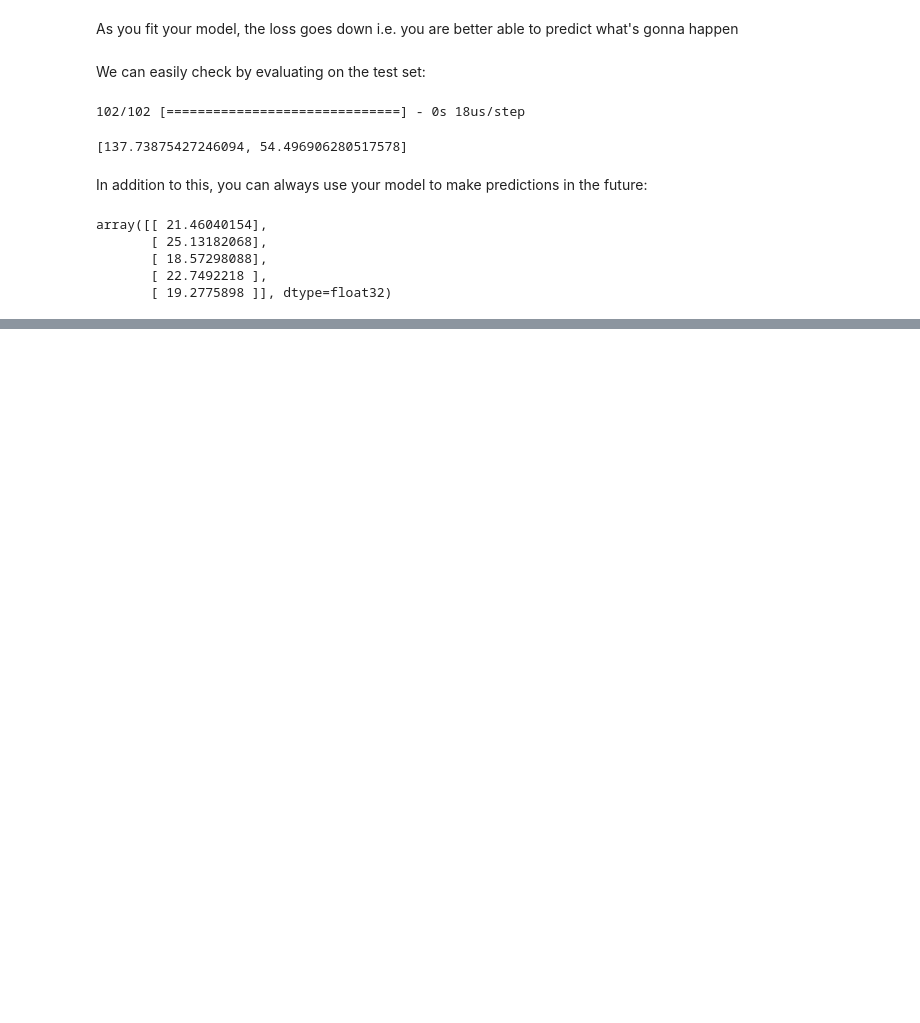
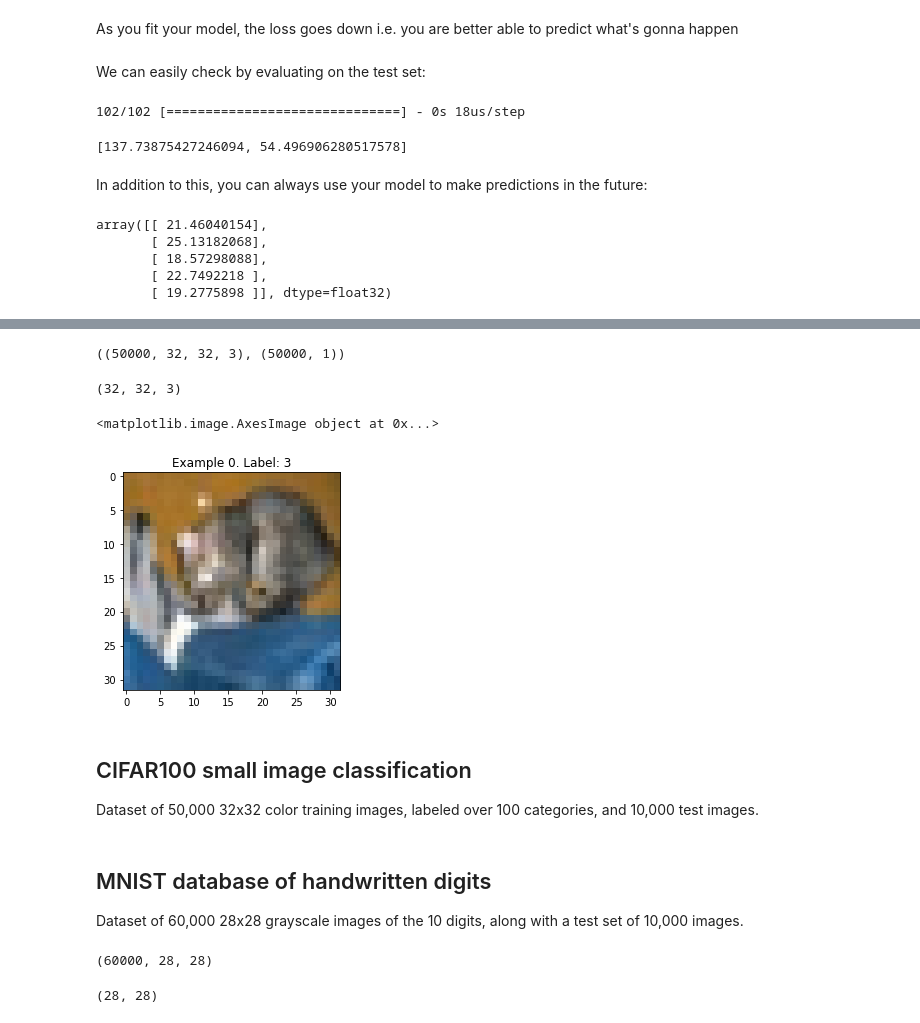
Before and after one commit to dazcona/learning-data-science, a Jupyter notebook: Learning keras with Nathaniel Tucker/Learning keras with Nathaniel Tucker.ipynb, the cells around one changed output, grey strips where cells are left out. Drawn from its saved outputs; the diff is of its cells as text; code cells hidden in the pictures; blank space fills up the shorter version.

Commit message:
keras datasets

```diff
--- a/Learning keras with Nathaniel Tucker/Learning keras with Nathaniel Tucker.ipynb
+++ b/Learning keras with Nathaniel Tucker/Learning keras with Nathaniel Tucker.ipynb
@@ -132,0 +166,8 @@ array([[ 21.46040154],
+# %%
+from keras.datasets import cifar10
+
+(x_train, y_train), (x_test, y_test) = cifar10.load_data()
+
+x_train.shape, y_train.shape
+# %% [output]
+((50000, 32, 32, 3), (50000, 1))
@@ -132,0 +180,35 @@ array([[ 21.46040154],
+# %%
+i = 0 # first image
+img = x_test[i]
+# %%
+img.shape
+# %% [output]
+(32, 32, 3)
+# %%
+plt.title('Example %d. Label: %d' % (i, y_test[i]))
+plt.imshow(img, cmap=plt.cm.gray_r)
+# %% [output]
+<matplotlib.image.AxesImage object at 0x...>
+[figure, added]
+# %% [markdown]
+## CIFAR100 small image classification
+
+Dataset of 50,000 32x32 color training images, labeled over 100 categories, and 10,000 test images.
+# %% [markdown]
+## MNIST database of handwritten digits
+
+Dataset of 60,000 28x28 grayscale images of the 10 digits, along with a test set of 10,000 images.
+# %%
+from keras.datasets import mnist
+
+(x_train, y_train), (x_test, y_test) = mnist.load_data()
+
+x_train.shape
+# %% [output]
+(60000, 28, 28)
+# %%
+i = 0
+img = x_test[i]
+img.shape
+# %% [output]
+(28, 28)
```
Also changed, not shown: parts of 22 cells of this notebook.
